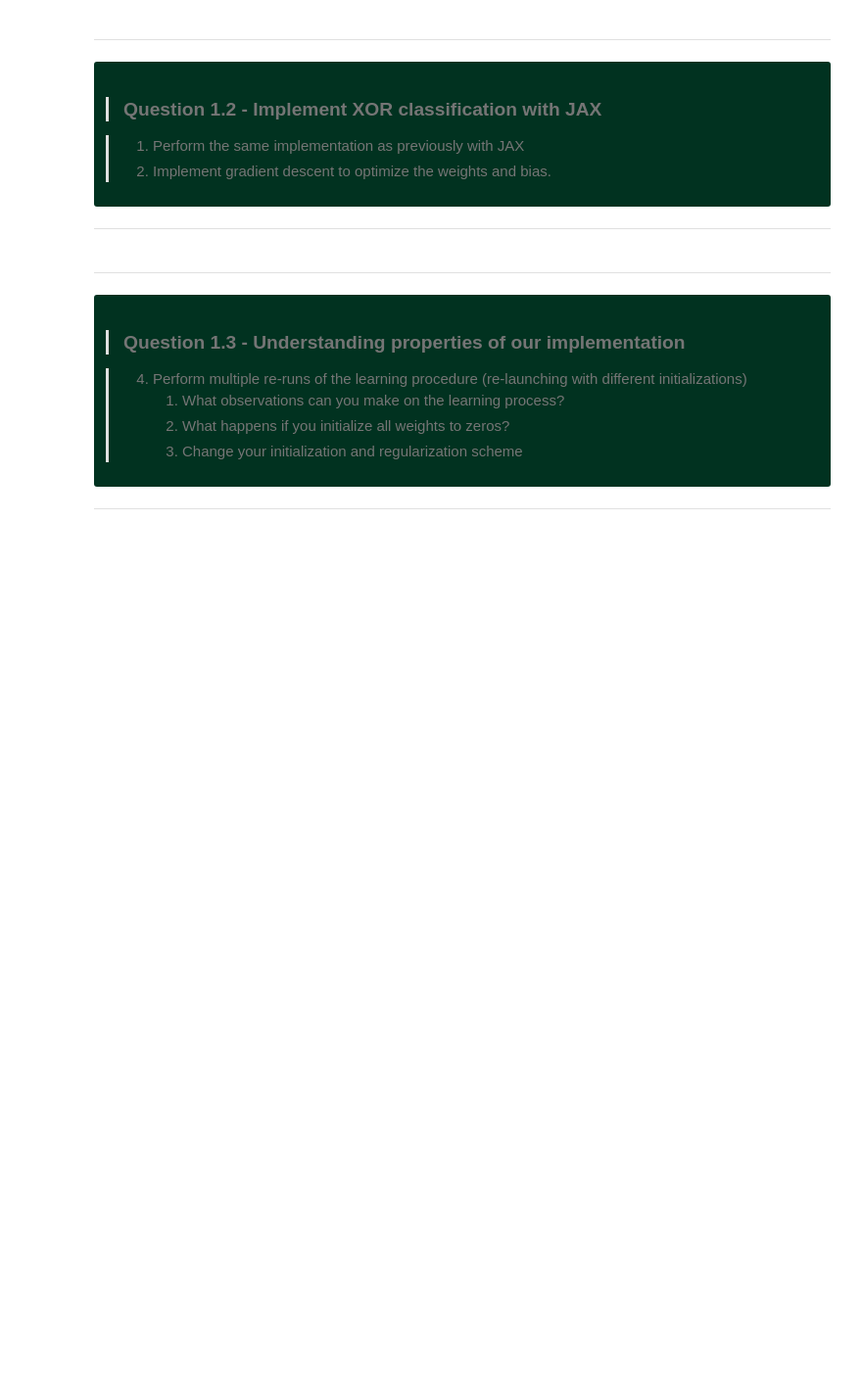
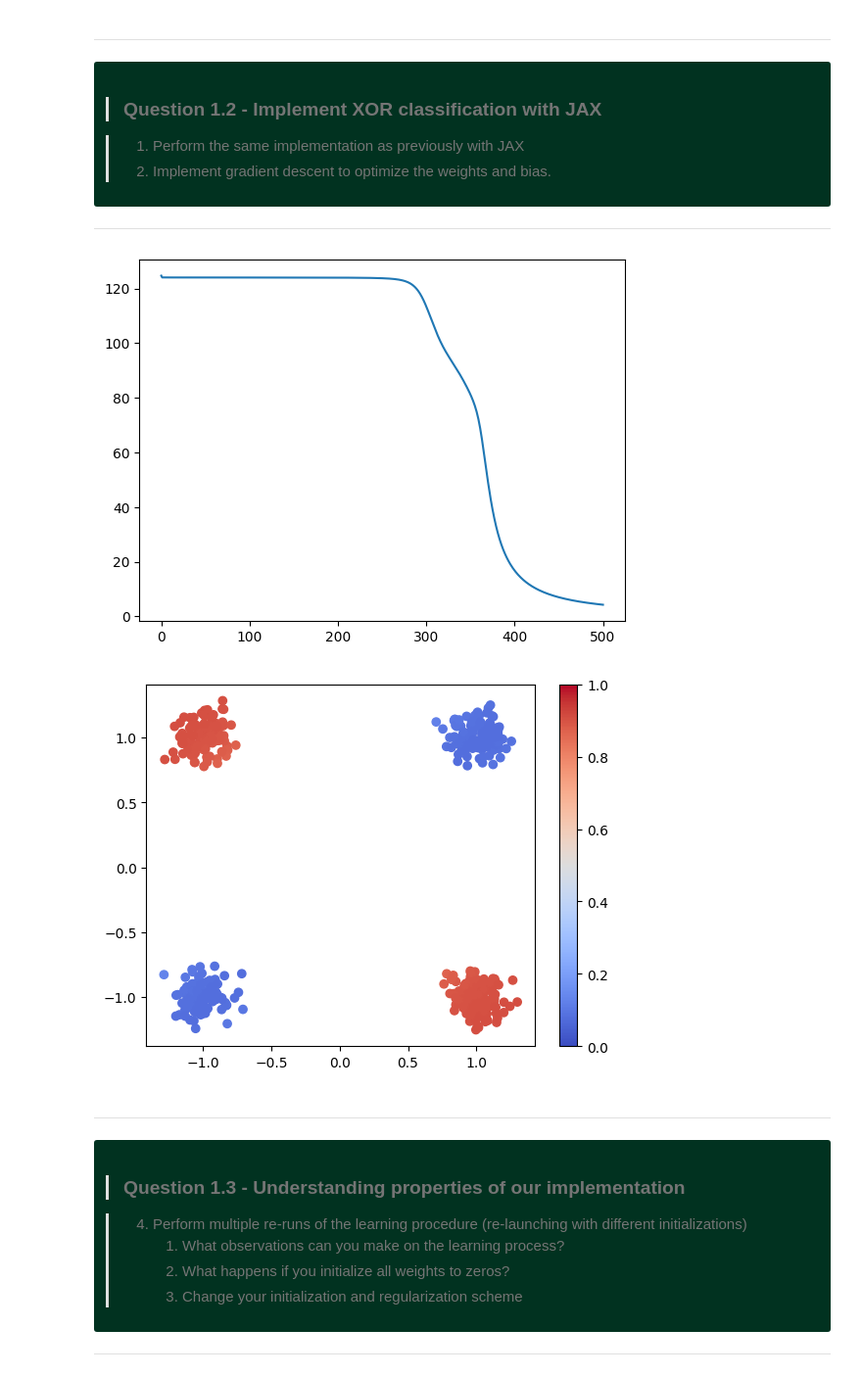
Before and after one commit to Sebastien-li/creative_ml, a Jupyter notebook: 02_neural_networks.ipynb, the cells around one changed output. Shown at 98% size. Saved outputs shown, nothing was run; the diff lists cells and outputs as text; code cells hidden in the pictures; blank space fills up the shorter version.

```diff
--- a/02_neural_networks.ipynb
+++ b/02_neural_networks.ipynb
@@ -540,0 +581,22 @@ TypeError: mul got incompatible shapes for broadcasting: (496, 1), (2, 1).
+# %%
+def initialize_weights_jax(key,w=0.01):
+    key_w1, key_w2, key = random.split(key, 3)
+    weights1 = random.normal(key_w1, (n_hidden, n_input)) * w
+    weights2 = random.normal(key_w2, (n_output, n_hidden)) * w
+    bias1 = jnp.zeros((n_hidden, 1))
+    bias2 = jnp.zeros((n_output, 1))
+
+    return weights1,weights2,bias1,bias2
+# %%
+def forward_jax(x,w1,w2,b1,b2):
+    x2 = jax.nn.sigmoid(jnp.dot(w1,x.T) + b1).T
+    y_bar = jax.nn.sigmoid(jnp.dot(w2,x2.T) + b2).T
+    return y_bar
+
+def loss_jax(x,y,w1,w2,b1,b2):
+    y_bar = forward_jax(x,w1,w2,b1,b2)
+    return jnp.sum((y-y_bar)**2)
+
+def loss_regular(x,y,w1,w2,b1,b2,lamb = 0.01):
+    y_bar = forward_jax(x,w1,w2,b1,b2)
+    return ((y-y_bar)**2).sum() + lamb * ( (w1**2).sum() + (w2**2).sum() +  (b1**2).sum() +  (b2**2).sum()  )
@@ -541,3 +657,14 @@ TypeError: mul got incompatible shapes for broadcasting: (496, 1), (2, 1).
+# %%
+loss_history_jax,weights1_history_jax,weights2_history_jax,bias1_history_jax,bias2_history_jax,y_bar_jax=jax_xor_class(n_epochs=500,eta=0.01,key=random.PRNGKey(42),w=1.4)
+plt.plot(loss_history_jax)
+plt.show()
+plt.scatter(x_inputs[:,0],x_inputs[:,1],c=y_bar_jax,cmap='coolwarm')
+plt.clim([0,1])
+plt.colorbar()
+plt.show()
+# %% [output]
+[figure, added]
+[figure, added]
 # %% [markdown]
 ***
 
```
Also changed, not shown: parts of 36 cells of this notebook, 3 other files.
